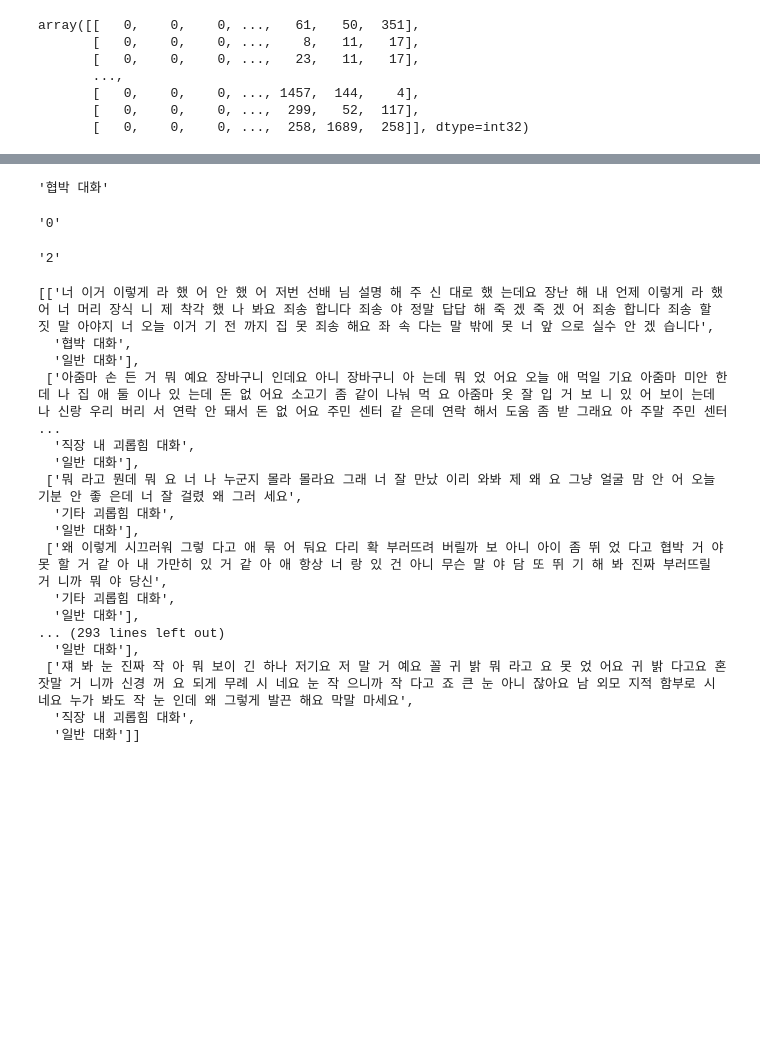
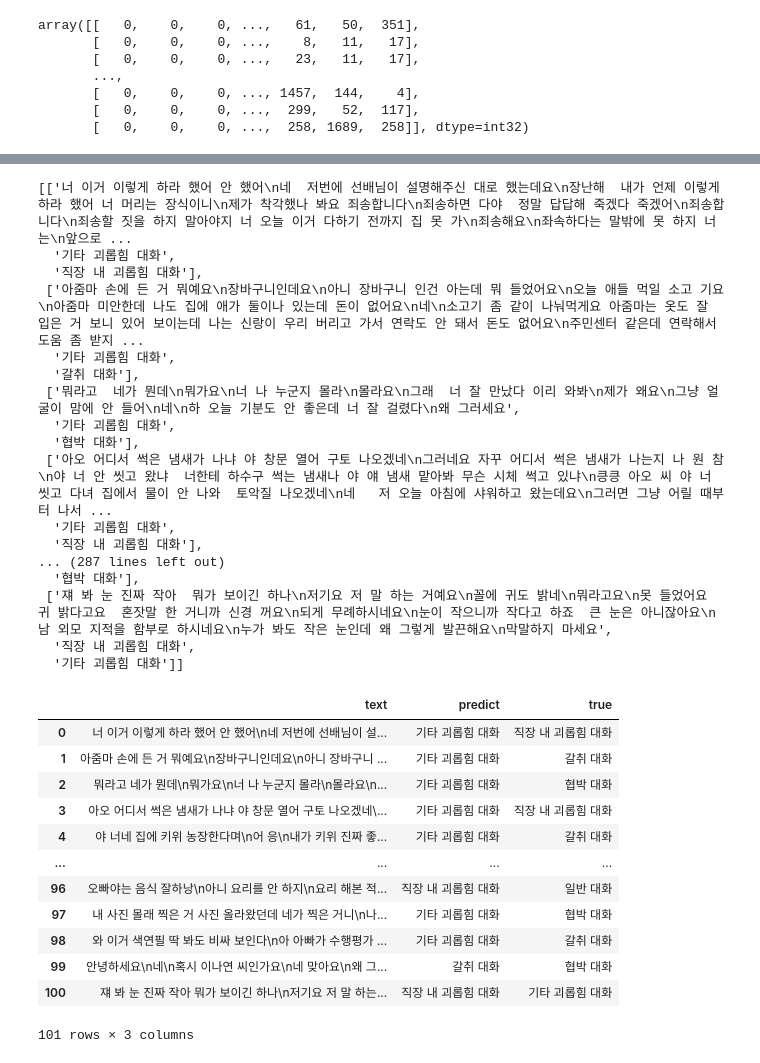
Before and after one commit to RealMyeong/AIFFELTHON, a Jupyter notebook: JinMyeong/BiLSTM.ipynb, the cells around one changed output, grey strips where cells are left out. Drawn from its saved outputs; the diff is of its cells as text; code cells hidden in the pictures; blank space fills up the shorter version.

```diff
--- a/JinMyeong/BiLSTM.ipynb
+++ b/JinMyeong/BiLSTM.ipynb
@@ -243,10 +256,12 @@ from sklearn.metrics import classification_report
 
 pred_label = []
 test_label = []
+test_index = []
 
 for i in range(len(pred)):
   pred_label.append((str)(np.argmax(pred[i])))
   test_label.append((str)(labels[data['class'][test_Y.index[i]]]))
+  test_index.append(test_Y.index[i])
 
 print(classification_report(test_label, pred_label))
 # %% [output]
@@ -275,12 +290,16 @@ array([[   0,    0,    0, ...,   61,   50,  351],
 labels = {'협박 대화':0, '갈취 대화':1, '직장 내 괴롭힘 대화':2, '기타 괴롭힘 대화':3, '일반 대화': 4}
 lidx2labels = {str(v) : k for k, v in labels.items()}
 # %%
+test_index
 # 잘못 분류한 부분 출력
+
 error_idx = []
 error_label = []
+error_data_idx = []
 
 for idx, val in enumerate(pred_label):
   if val != test_label[idx]:
+    error_data_idx.append(test_index[idx])
     error_idx.append(idx)
     error_label.append(val)
 # %%
@@ -291,40 +310,46 @@ len(error_idx)
 error = test_X[error_idx]
 # %%
 error_text = tokenizer.sequences_to_texts(error)
-# %%
-lidx2labels[0]
-# %% [output]
-'협박 대화'
-# %%
-error_label[0]
-# %% [output]
-'0'
-# %%
-test_label[0]
-# %% [output]
-'2'
 # %%
 result = []
 
 for i in range(len(error_idx)):
-  result.append([error_text[i], lidx2labels[error_label[i]], lidx2labels[test_label[idx]]])
+  result.append([data['non_label_sentence'][error_data_idx[i]], lidx2labels[error_label[i]], data['class'][error_data_idx[i]]])
 
 result
 # %% [output]
-[['너 이거 이렇게 라 했 어 안 했 어 저번 선배 님 설명 해 주 신 대로 했 는데요 장난 해 내 언제 이렇게 라 했 어 너 머리 장식 니 제 착각 했 나 봐요 죄송 합니다 죄송 야 정말 답답 해 죽 겠 죽 겠 어 죄송 합니다 죄송 할 짓 말 아야지 너 오늘 이거 기 전 까지 집 못 죄송 해요 좌 속 다는 말 밖에 못 너 앞 으로 실수 안 겠 습니다',
-  '협박 대화',
-  '일반 대화'],
- ['아줌마 손 든 거 뭐 예요 장바구니 인데요 아니 장바구니 아 는데 뭐 었 어요 오늘 애 먹일 기요 아줌마 미안 한데 나 집 애 둘 이나 있 는데 돈 없 어요 소고기 좀 같이 나눠 먹 요 아줌마 옷 잘 입 거 보 니 있 어 보이 는데 나 신랑 우리 버리 서 연락 안 돼서 돈 없 어요 주민 센터 같 은데 연락 해서 도움 좀 받 그래요 아 주말 주민 센터  ...
+[['너 이거 이렇게 하라 했어 안 했어\n네  저번에 선배님이 설명해주신 대로 했는데요\n장난해  내가 언제 이렇게 하라 했어 너 머리는 장식이니\n제가 착각했나 봐요 죄송합니다\n죄송하면 다야  정말 답답해 죽겠다 죽겠어\n죄송합니다\n죄송할 짓을 하지 말아야지 너 오늘 이거 다하기 전까지 집 못 가\n죄송해요\n좌속하다는 말밖에 못 하지 너는\n앞으로 ...
+  '기타 괴롭힘 대화',
+  '직장 내 괴롭힘 대화'],
+ ['아줌마 손에 든 거 뭐예요\n장바구니인데요\n아니 장바구니 인건 아는데 뭐 들었어요\n오늘 애들 먹일 소고 기요\n아줌마 미안한데 나도 집에 애가 둘이나 있는데 돈이 없어요\n네\n소고기 좀 같이 나눠먹게요 아줌마는 옷도 잘 입은 거 보니 있어 보이는데 나는 신랑이 우리 버리고 가서 연락도 안 돼서 돈도 없어요\n주민센터 같은데 연락해서 도움 좀 받지 ...
+  '기타 괴롭힘 대화',
+  '갈취 대화'],
+ ['뭐라고  네가 뭔데\n뭐가요\n너 나 누군지 몰라\n몰라요\n그래  너 잘 만났다 이리 와봐\n제가 왜요\n그냥 얼굴이 맘에 안 들어\n네\n하 오늘 기분도 안 좋은데 너 잘 걸렸다\n왜 그러세요',
+  '기타 괴롭힘 대화',
+  '협박 대화'],
+ ['아오 어디서 썩은 냄새가 나냐 야 창문 열어 구토 나오겠네\n그러네요 자꾸 어디서 썩은 냄새가 나는지 나 원 참\n야 너 안 씻고 왔냐  너한테 하수구 썩는 냄새나 야 얘 냄새 맡아봐 무슨 시체 썩고 있냐\n킁킁 아오 씨 야 너 씻고 다녀 집에서 물이 안 나와  토악질 나오겠네\n네   저 오늘 아침에 샤워하고 왔는데요\n그러면 그냥 어릴 때부터 나서 ...
+  '기타 괴롭힘 대화',
+  '직장 내 괴롭힘 대화'],
+... (287 lines left out)
+  '협박 대화'],
+ ['쟤 봐 눈 진짜 작아  뭐가 보이긴 하나\n저기요 저 말 하는 거예요\n꼴에 귀도 밝네\n뭐라고요\n못 들었어요  귀 밝다고요  혼잣말 한 거니까 신경 꺼요\n되게 무례하시네요\n눈이 작으니까 작다고 하죠  큰 눈은 아니잖아요\n남 외모 지적을 함부로 하시네요\n누가 봐도 작은 눈인데 왜 그렇게 발끈해요\n막말하지 마세요',
   '직장 내 괴롭힘 대화',
-  '일반 대화'],
- ['뭐 라고 뭔데 뭐 요 너 나 누군지 몰라 몰라요 그래 너 잘 만났 이리 와봐 제 왜 요 그냥 얼굴 맘 안 어 오늘 기분 안 좋 은데 너 잘 걸렸 왜 그러 세요',
-  '기타 괴롭힘 대화',
-  '일반 대화'],
- ['왜 이렇게 시끄러워 그렇 다고 애 묶 어 둬요 다리 확 부러뜨려 버릴까 보 아니 아이 좀 뛰 었 다고 협박 거 야 못 할 거 같 아 내 가만히 있 거 같 아 애 항상 너 랑 있 건 아니 무슨 말 야 담 또 뛰 기 해 봐 진짜 부러뜨릴 거 니까 뭐 야 당신',
-  '기타 괴롭힘 대화',
-  '일반 대화'],
-... (293 lines left out)
-  '일반 대화'],
- ['쟤 봐 눈 진짜 작 아 뭐 보이 긴 하나 저기요 저 말 거 예요 꼴 귀 밝 뭐 라고 요 못 었 어요 귀 밝 다고요 혼잣말 거 니까 신경 꺼 요 되게 무례 시 네요 눈 작 으니까 작 다고 죠 큰 눈 아니 잖아요 남 외모 지적 함부로 시 네요 누가 봐도 작 눈 인데 왜 그렇게 발끈 해요 막말 마세요',
-  '직장 내 괴롭힘 대화',
-  '일반 대화']]
+  '기타 괴롭힘 대화']]
+# %%
+result_df = pd.DataFrame(result, columns=['text', 'predict', 'true'])
+# %%
+result_df
+# %% [output]
+|  | text | predict | true |
+| 0 | 너 이거 이렇게 하라 했어 안 했어\n네 저번에 선배님이 설... | 기타 괴롭힘 대화 | 직장 내 괴롭힘 대화 |
+| 1 | 아줌마 손에 든 거 뭐예요\n장바구니인데요\n아니 장바구니 ... | 기타 괴롭힘 대화 | 갈취 대화 |
+| 2 | 뭐라고 네가 뭔데\n뭐가요\n너 나 누군지 몰라\n몰라요\n... | 기타 괴롭힘 대화 | 협박 대화 |
+| 3 | 아오 어디서 썩은 냄새가 나냐 야 창문 열어 구토 나오겠네\... | 기타 괴롭힘 대화 | 직장 내 괴롭힘 대화 |
+| 4 | 야 너네 집에 키위 농장한다며\n어 응\n내가 키위 진짜 좋... | 기타 괴롭힘 대화 | 갈취 대화 |
+| ... | ... | ... | ... |
+| 96 | 오빠야는 음식 잘하낭\n아니 요리를 안 하지\n요리 해본 적... | 직장 내 괴롭힘 대화 | 일반 대화 |
+| 97 | 내 사진 몰래 찍은 거 사진 올라왔던데 네가 찍은 거니\n나... | 기타 괴롭힘 대화 | 협박 대화 |
+| 98 | 와 이거 색연필 딱 봐도 비싸 보인다\n아 아빠가 수행평가 ... | 기타 괴롭힘 대화 | 갈취 대화 |
+| 99 | 안녕하세요\n네\n혹시 이나연 씨인가요\n네 맞아요\n왜 그... | 갈취 대화 | 협박 대화 |
+| 100 | 쟤 봐 눈 진짜 작아 뭐가 보이긴 하나\n저기요 저 말 하는... | 직장 내 괴롭힘 대화 | 기타 괴롭힘 대화 |
+101 rows × 3 columns
```
Also changed, not shown: parts of 11 cells of this notebook.
